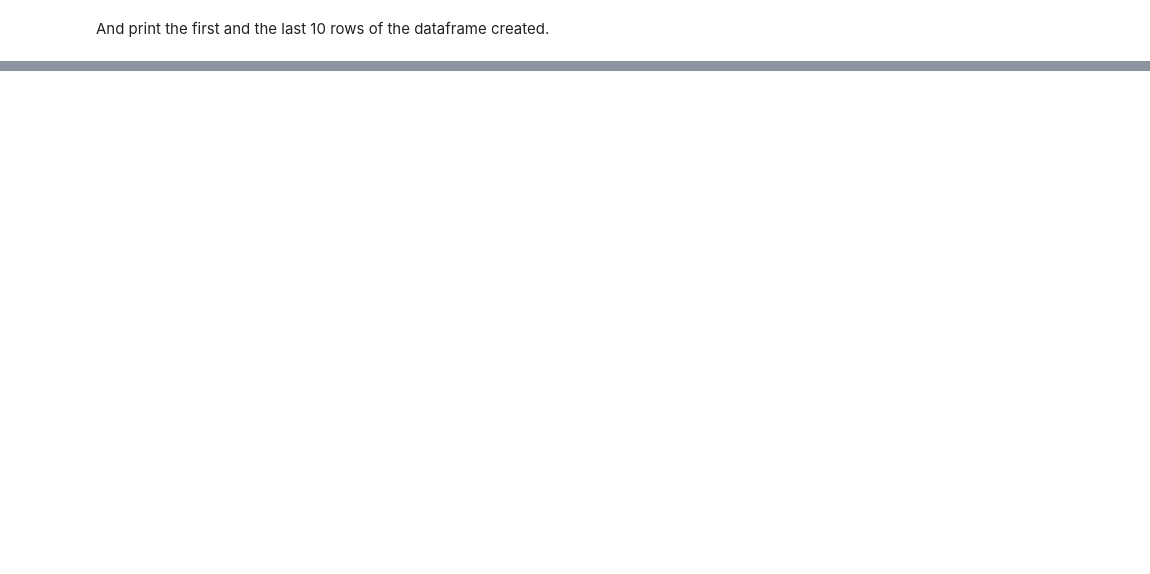
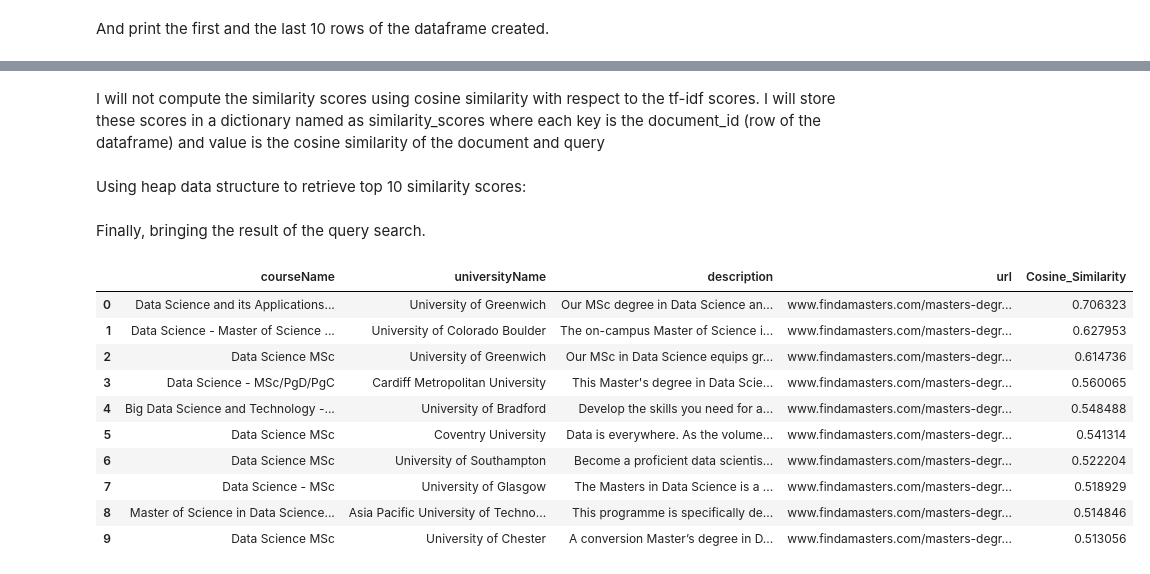
Before and after one commit to saifali03/Master-s-Degrees-from-all-over-, a Jupyter notebook: main.ipynb, the cells around one changed output, grey strips where cells are left out. Cells and saved outputs as stored; diff of their text form; code cells hidden in the pictures; blank space fills up the shorter version.

```diff
--- a/main.ipynb
+++ b/main.ipynb
@@ -294,0 +432,3 @@ df.tail(10)
+# %%
+query_tfidf = calculate_query_tfidf(normalized_query, word_and_appearances, df)
+query_tfidf
@@ -294,0 +439,50 @@ df.tail(10)
+# %%
+appearances = list()
+[appearances.append(word_and_appearances[word]) for word in normalized_query]
+# initialising the set with the value of the first list of appearances in the list of appearances of the word
+intersection_list = set(appearances[0])
+for appearance in appearances[1:]: # for the rest of the terms in the list of term ids
+    intersection_list.intersection_update(appearance)
+intersection_list = sorted(list(intersection_list))
+# %% [markdown]
+I will not compute the similarity scores using cosine similarity with respect to the tf-idf scores. I will store these scores in a dictionary named as similarity_scores where each key is the document_id (row of the dataframe) and value is the cosine similarity of the document and query
+# %%
+similarity_scores = {}
+for document_i in intersection_list:
+    document_vector = df.at[document_i, "description_clean"] # getting the document vector at the row of interest
+    # calculated the tf_idf of the document vector. It will result in words as keys and values as tf-idf scores
+    document_tfidf = calculate_document_tfidf(document_vector, word_and_appearances, df)
+    # Compute cosine similarity
+    dot_product = 0
+    for word in normalized_query:
+        if word in document_tfidf:
+# computing the dot product of only the query's tfidf score and the tfidf score of that word in the document
+            dot_product += query_tfidf[word] * document_tfidf[word]
+
+    norm_doc_i = np.linalg.norm(list(document_tfidf.values())) # computing norm of the doc vector
+    norm_query = np.linalg.norm(list(query_tfidf.values()) )# computing norm of the query vector
+
+    if norm_doc_i != 0 and norm_query != 0: # only the non zero results
+        cosine_similarity_doc_i_query = dot_product / (norm_doc_i * norm_query)
+        similarity_scores[document_i] = cosine_similarity_doc_i_query
+# %% [markdown]
+Using heap data structure to retrieve top 10 similarity scores:
+# %%
+top_10_documents = heapq.nlargest(10, similarity_scores, key=similarity_scores.get)
+# %% [markdown]
+Finally, bringing the result of the query search.
+# %%
+results = return_results(top_10_documents, similarity_scores, df)
+results
+# %% [output]
+|  | courseName | universityName | description | url | Cosine_Similarity |
+| 0 | Data Science and its Applications... | University of Greenwich | Our MSc degree in Data Science an... | www.findamasters.com/masters-degr... | 0.706323 |
+| 1 | Data Science - Master of Science ... | University of Colorado Boulder | The on-campus Master of Science i... | www.findamasters.com/masters-degr... | 0.627953 |
+| 2 | Data Science MSc | University of Greenwich | Our MSc in Data Science equips gr... | www.findamasters.com/masters-degr... | 0.614736 |
+| 3 | Data Science - MSc/PgD/PgC | Cardiff Metropolitan University | This Master's degree in Data Scie... | www.findamasters.com/masters-degr... | 0.560065 |
+| 4 | Big Data Science and Technology -... | University of Bradford | Develop the skills you need for a... | www.findamasters.com/masters-degr... | 0.548488 |
+| 5 | Data Science MSc | Coventry University | Data is everywhere. As the volume... | www.findamasters.com/masters-degr... | 0.541314 |
+| 6 | Data Science MSc | University of Southampton | Become a proficient data scientis... | www.findamasters.com/masters-degr... | 0.522204 |
+| 7 | Data Science - MSc | University of Glasgow | The Masters in Data Science is a ... | www.findamasters.com/masters-degr... | 0.518929 |
+| 8 | Master of Science in Data Science... | Asia Pacific University of Techno... | This programme is specifically de... | www.findamasters.com/masters-degr... | 0.514846 |
+| 9 | Data Science MSc | University of Chester | A conversion Master’s degree in D... | www.findamasters.com/masters-degr... | 0.513056 |
```
Also changed, not shown: parts of 95 cells of this notebook, 9 other files.
